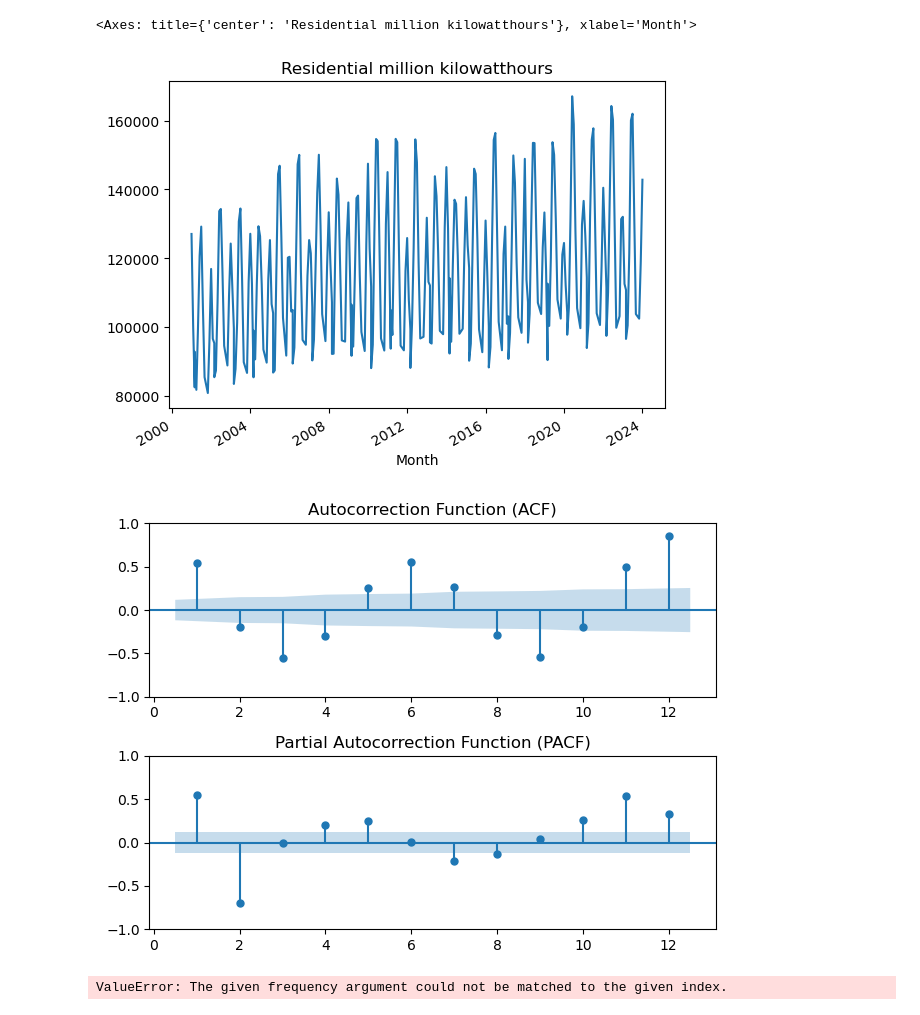
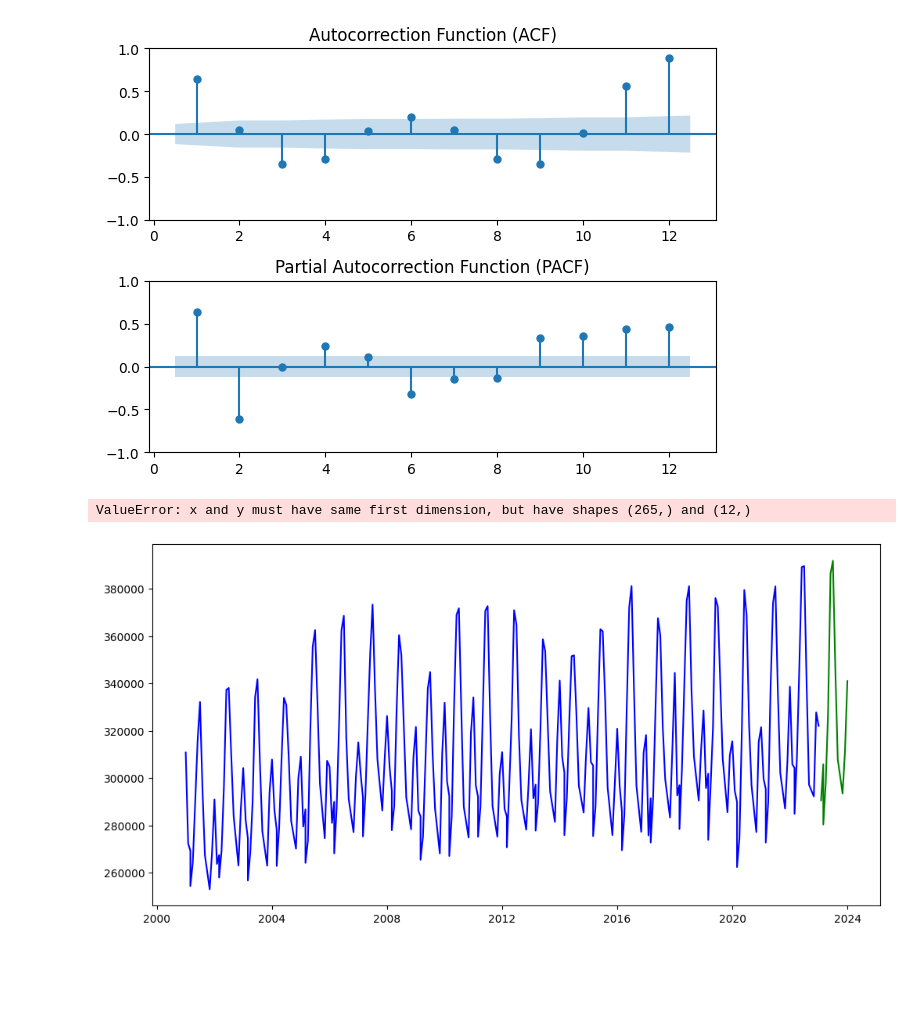
Before and after one commit to damianSte/TimeSeriesAnalysisLabs, a Jupyter notebook: Lab 7/Task1-Lab7.ipynb, the cells around one changed output. Drawn from its saved outputs; the diff is of its cells as text; code cells hidden in the pictures; blank space fills up the shorter version.

```diff
--- a/Lab 7/Task1-Lab7.ipynb
+++ b/Lab 7/Task1-Lab7.ipynb
@@ -50,0 +21,3 @@ df
+# %%
+train = df.iloc[:-12]  # Use all data except the last 12 months for training
+test = df.iloc[-12:]   # Use the last 12 months for testing
@@ -58,9 +39,3 @@ df = df['residential million kilowatthours']
-# %%
-plt.title("Residential million kilowatthours")
-df.plot()
-# %% [output]
-<Axes: title={'center': 'Residential million kilowatthours'}, xlabel='Month'>
-[figure, removed]
 # %%
 def plot_acf_pacf(data, lags=12):
     fig, ax = plt.subplots(2)
@@ -69,8 +44,8 @@ def plot_acf_pacf(data, lags=12):
     plt.tight_layout()
     plt.show()
 # %%
-plot_acf_pacf(df)
+plot_acf_pacf(df['all sectors million kilowatthours'])
 # %% [output]
-[figure, old version]
+[figure, new version]
 # %%
 from statsmodels.tsa.statespace.sarimax import SARIMAX
@@ -77,7 +57,23 @@ from statsmodels.tsa.statespace.sarimax import SARIMAX
 # %%
-model = SARIMAX(df['all sectors million kilowatthours'], order=(1, 1, 1),freq='MS')
-results = model.fit()
-model
+
+sarima_model = SARIMAX(df_model, order=(1, 1, 1), seasonal_order=(1, 1, 1, 12))
+sarima_results = sarima_model.fit()
-# %% [output]
-ValueError: The given frequency argument could not be matched to the given index.
+# %%
+hw_model = ExponentialSmoothing(train['all sectors million kilowatthours'], seasonal='additive', seasonal_periods=12)
+hw_results = hw_model.fit()
+# %%
+hw_predictions = hw_results.forecast(12)
+
+# Plot the forecast for Holt-Winters model
+plt.figure(figsize=(12, 6))
+plt.plot(train['all sectors million kilowatthours'], label='Training data', color='blue')
+plt.plot(test.index, test['all sectors million kilowatthours'], label='Test data', color='green')
+plt.plot(train.index, hw_predictions, label='Fitted Training Data')
+
+plt.grid(True)
+plt.tight_layout()
+plt.show()
+# %% [output]
+ValueError: x and y must have same first dimension, but have shapes (265,) and (12,)
+[figure, added]
 # %%
```
Also changed, not shown: parts of 14 cells of this notebook, 4 other files.
